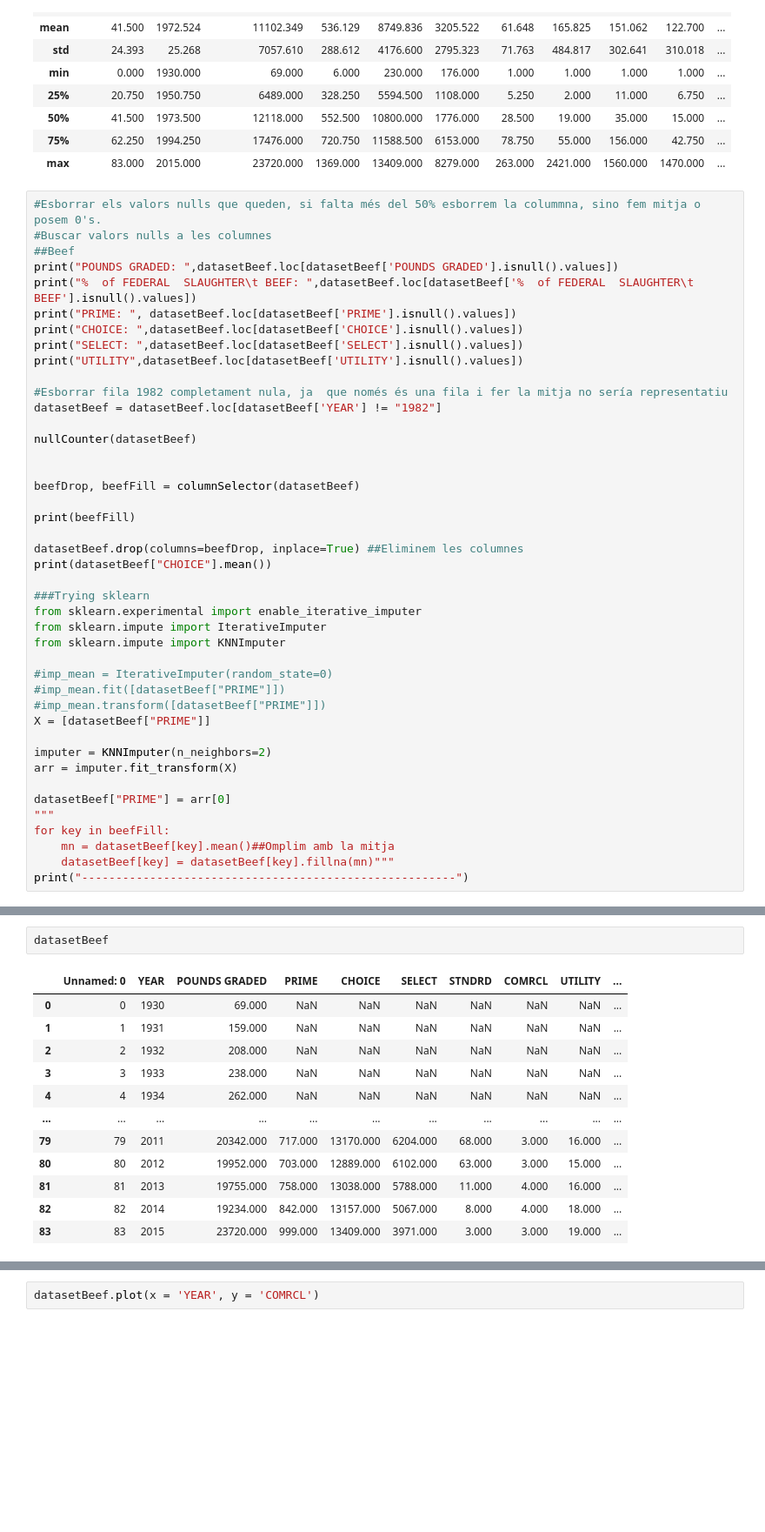
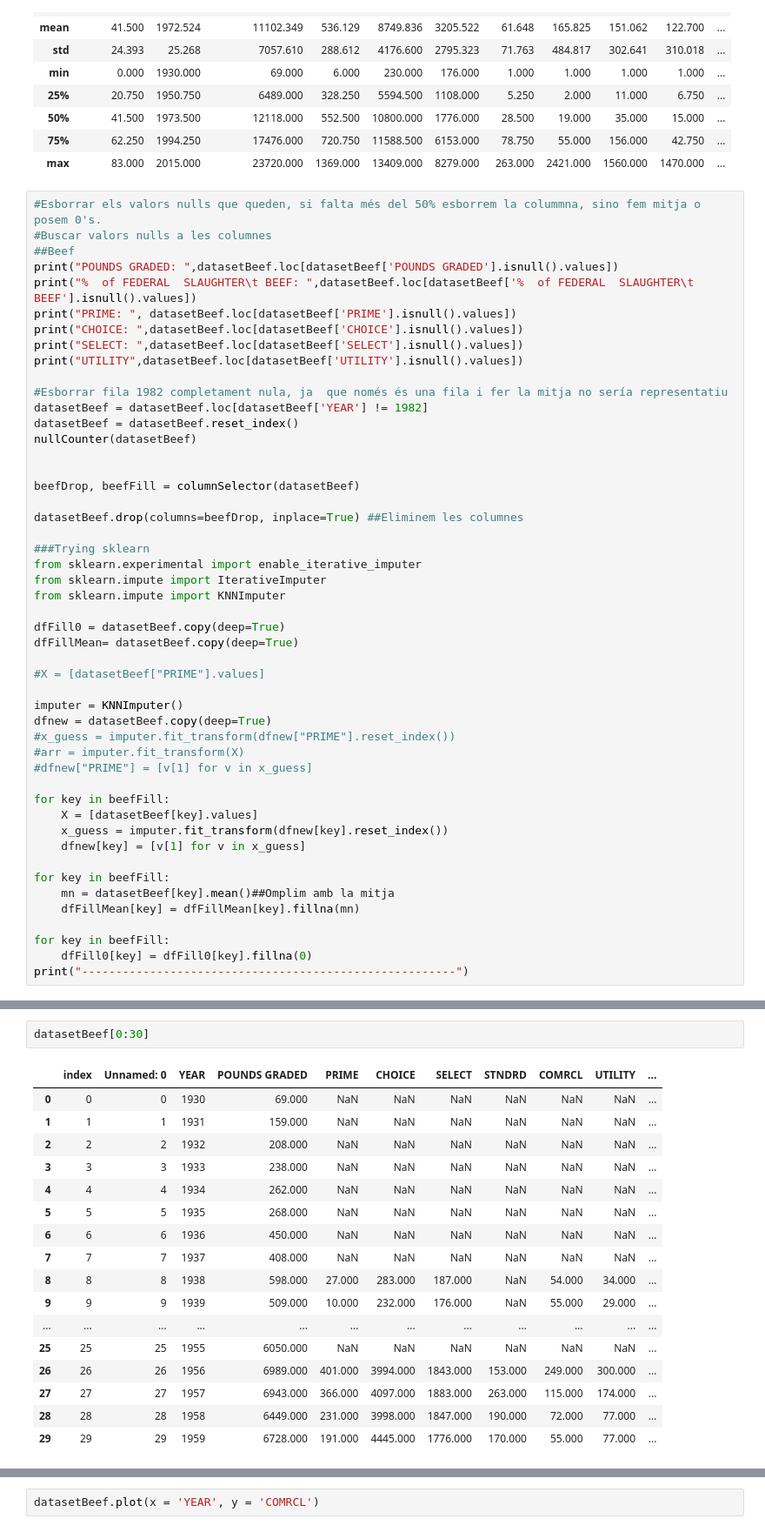
Before and after one commit to guillem-martinez/Practica1-ApC, a Jupyter notebook: Practica1-Regressio2022-GEI.ipynb, the cells around one changed output, grey strips where cells are left out. Shown at 87% size. Cells and saved outputs as stored; diff of their text form; blank space fills up the shorter version.

Commit message:
Missing values sklearn

```diff
--- a/Practica1-Regressio2022-GEI.ipynb
+++ b/Practica1-Regressio2022-GEI.ipynb
@@ -365,36 +365,42 @@ print("SELECT: ",datasetBeef.loc[datasetBeef['SELECT'].isnull().values])
 print("UTILITY",datasetBeef.loc[datasetBeef['UTILITY'].isnull().values])
 
 #Esborrar fila 1982 completament nula, ja  que només és una fila i fer la mitja no sería representatiu
-datasetBeef = datasetBeef.loc[datasetBeef['YEAR'] != "1982"]
-
+datasetBeef = datasetBeef.loc[datasetBeef['YEAR'] != 1982]
+datasetBeef = datasetBeef.reset_index()
 nullCounter(datasetBeef)
 
 
 beefDrop, beefFill = columnSelector(datasetBeef)
 
-print(beefFill)
-
 datasetBeef.drop(columns=beefDrop, inplace=True) ##Eliminem les columnes
-print(datasetBeef["CHOICE"].mean())
 
 ###Trying sklearn
 from sklearn.experimental import enable_iterative_imputer
 from sklearn.impute import IterativeImputer
 from sklearn.impute import KNNImputer
 
-#imp_mean = IterativeImputer(random_state=0)
-#imp_mean.fit([datasetBeef["PRIME"]])
-#imp_mean.transform([datasetBeef["PRIME"]])
-X = [datasetBeef["PRIME"]]
+dfFill0 = datasetBeef.copy(deep=True)
+dfFillMean= datasetBeef.copy(deep=True)
 
-imputer = KNNImputer(n_neighbors=2)
-arr = imputer.fit_transform(X)
+#X = [datasetBeef["PRIME"].values]
 
-datasetBeef["PRIME"] = arr[0]
-"""
+imputer = KNNImputer()
+dfnew = datasetBeef.copy(deep=True)
+#x_guess = imputer.fit_transform(dfnew["PRIME"].reset_index())
+#arr = imputer.fit_transform(X)
+#dfnew["PRIME"] = [v[1] for v in x_guess]
+
+for key in beefFill:
+    X = [datasetBeef[key].values]
+    x_guess = imputer.fit_transform(dfnew[key].reset_index())
+    dfnew[key] = [v[1] for v in x_guess]
+
 for key in beefFill:
     mn = datasetBeef[key].mean()##Omplim amb la mitja
-    datasetBeef[key] = datasetBeef[key].fillna(mn)"""
+    dfFillMean[key] = dfFillMean[key].fillna(mn)
+
+for key in beefFill:
+    dfFill0[key] = dfFill0[key].fillna(0)
 print("-------------------------------------------------------")
 # %% [output]
 POUNDS GRADED:      Unnamed: 0  YEAR  POUNDS GRADED  PRIME  CHOICE  SELECT  STNDRD  COMRCL  \
@@ -418,15 +423,20 @@ ValueError: Length of values (62) does not match length of index (84)
 # %%
-datasetBeef
+datasetBeef[0:30]
 # %% [output]
-|  | Unnamed: 0 | YEAR | POUNDS GRADED | PRIME | CHOICE | SELECT | STNDRD | COMRCL | UTILITY | ... |
-| 0 | 0 | 1930 | 69.000 | NaN | NaN | NaN | NaN | NaN | NaN | ... |
-| 1 | 1 | 1931 | 159.000 | NaN | NaN | NaN | NaN | NaN | NaN | ... |
-| 2 | 2 | 1932 | 208.000 | NaN | NaN | NaN | NaN | NaN | NaN | ... |
-| 3 | 3 | 1933 | 238.000 | NaN | NaN | NaN | NaN | NaN | NaN | ... |
-| 4 | 4 | 1934 | 262.000 | NaN | NaN | NaN | NaN | NaN | NaN | ... |
-| ... | ... | ... | ... | ... | ... | ... | ... | ... | ... | ... |
-| 79 | 79 | 2011 | 20342.000 | 717.000 | 13170.000 | 6204.000 | 68.000 | 3.000 | 16.000 | ... |
-| 80 | 80 | 2012 | 19952.000 | 703.000 | 12889.000 | 6102.000 | 63.000 | 3.000 | 15.000 | ... |
-| 81 | 81 | 2013 | 19755.000 | 758.000 | 13038.000 | 5788.000 | 11.000 | 4.000 | 16.000 | ... |
-| 82 | 82 | 2014 | 19234.000 | 842.000 | 13157.000 | 5067.000 | 8.000 | 4.000 | 18.000 | ... |
-| 83 | 83 | 2015 | 23720.000 | 999.000 | 13409.000 | 3971.000 | 3.000 | 3.000 | 19.000 | ... |
+|  | index | Unnamed: 0 | YEAR | POUNDS GRADED | PRIME | CHOICE | SELECT | STNDRD | COMRCL | UTILITY | ... |
+| 0 | 0 | 0 | 1930 | 69.000 | NaN | NaN | NaN | NaN | NaN | NaN | ... |
+| 1 | 1 | 1 | 1931 | 159.000 | NaN | NaN | NaN | NaN | NaN | NaN | ... |
+| 2 | 2 | 2 | 1932 | 208.000 | NaN | NaN | NaN | NaN | NaN | NaN | ... |
+| 3 | 3 | 3 | 1933 | 238.000 | NaN | NaN | NaN | NaN | NaN | NaN | ... |
+| 4 | 4 | 4 | 1934 | 262.000 | NaN | NaN | NaN | NaN | NaN | NaN | ... |
+| 5 | 5 | 5 | 1935 | 268.000 | NaN | NaN | NaN | NaN | NaN | NaN | ... |
+| 6 | 6 | 6 | 1936 | 450.000 | NaN | NaN | NaN | NaN | NaN | NaN | ... |
+| 7 | 7 | 7 | 1937 | 408.000 | NaN | NaN | NaN | NaN | NaN | NaN | ... |
+| 8 | 8 | 8 | 1938 | 598.000 | 27.000 | 283.000 | 187.000 | NaN | 54.000 | 34.000 | ... |
+| 9 | 9 | 9 | 1939 | 509.000 | 10.000 | 232.000 | 176.000 | NaN | 55.000 | 29.000 | ... |
+| ... | ... | ... | ... | ... | ... | ... | ... | ... | ... | ... | ... |
+| 25 | 25 | 25 | 1955 | 6050.000 | NaN | NaN | NaN | NaN | NaN | NaN | ... |
+| 26 | 26 | 26 | 1956 | 6989.000 | 401.000 | 3994.000 | 1843.000 | 153.000 | 249.000 | 300.000 | ... |
+| 27 | 27 | 27 | 1957 | 6943.000 | 366.000 | 4097.000 | 1883.000 | 263.000 | 115.000 | 174.000 | ... |
+| 28 | 28 | 28 | 1958 | 6449.000 | 231.000 | 3998.000 | 1847.000 | 190.000 | 72.000 | 77.000 | ... |
+| 29 | 29 | 29 | 1959 | 6728.000 | 191.000 | 4445.000 | 1776.000 | 170.000 | 55.000 | 77.000 | ... |
```
Also changed, not shown: parts of 20 cells of this notebook.
